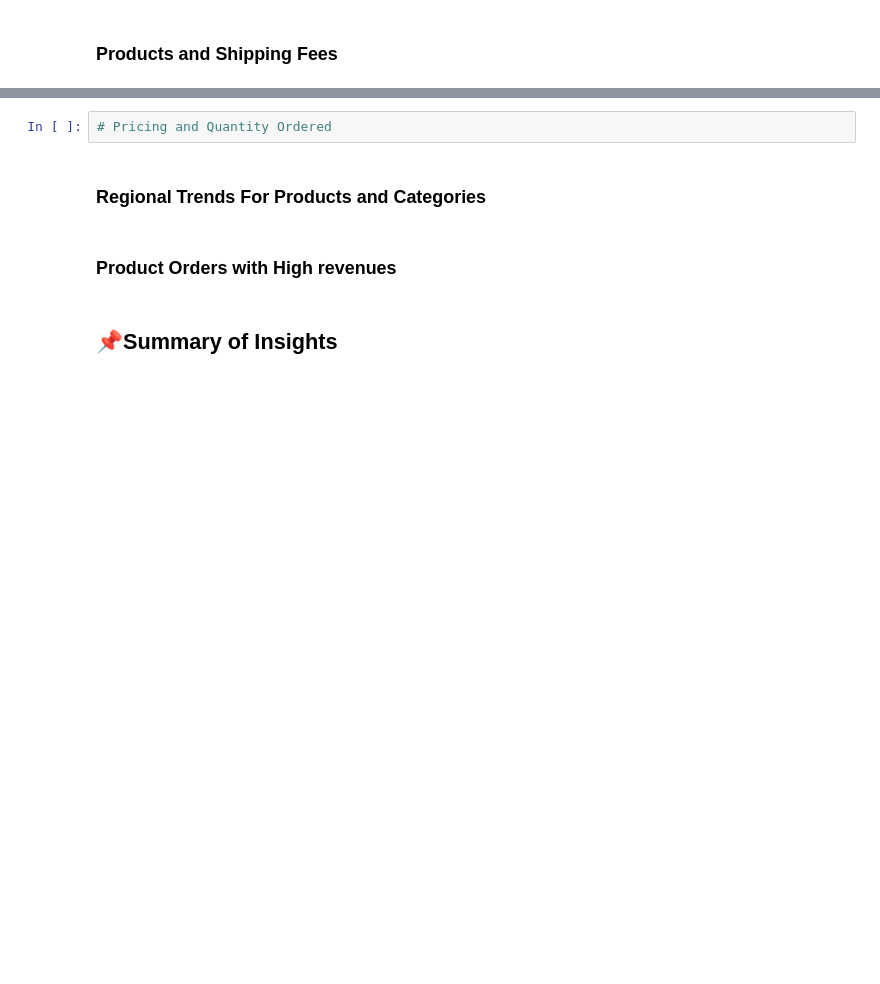
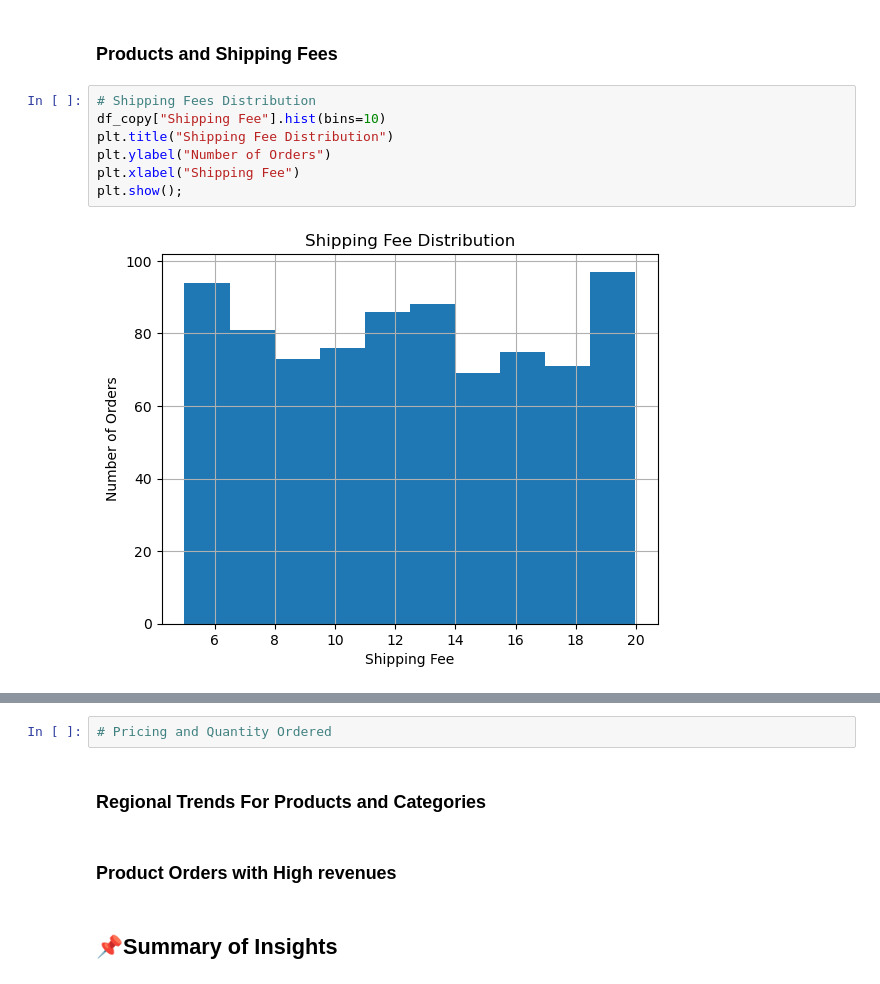
Before and after one commit to Mohammed-Hanan-Othman/ecommerce-sales-analysis, a Jupyter notebook: notebooks/3.product_performance.ipynb, the cells around one changed output, grey strips where cells are left out. Drawn from its saved outputs; the diff is of its cells as text; blank space fills up the shorter version.

```diff
--- a/notebooks/3.product_performance.ipynb
+++ b/notebooks/3.product_performance.ipynb
@@ -364,2 +371,11 @@ plt.show();
 # %% [markdown]
 ### Products and Shipping Fees
+# %%
+# Shipping Fees Distribution
+df_copy["Shipping Fee"].hist(bins=10)
+plt.title("Shipping Fee Distribution")
+plt.ylabel("Number of Orders")
+plt.xlabel("Shipping Fee")
+plt.show();
+# %% [output]
+[figure, added]
```
Also changed, not shown: parts of 6 cells of this notebook.
